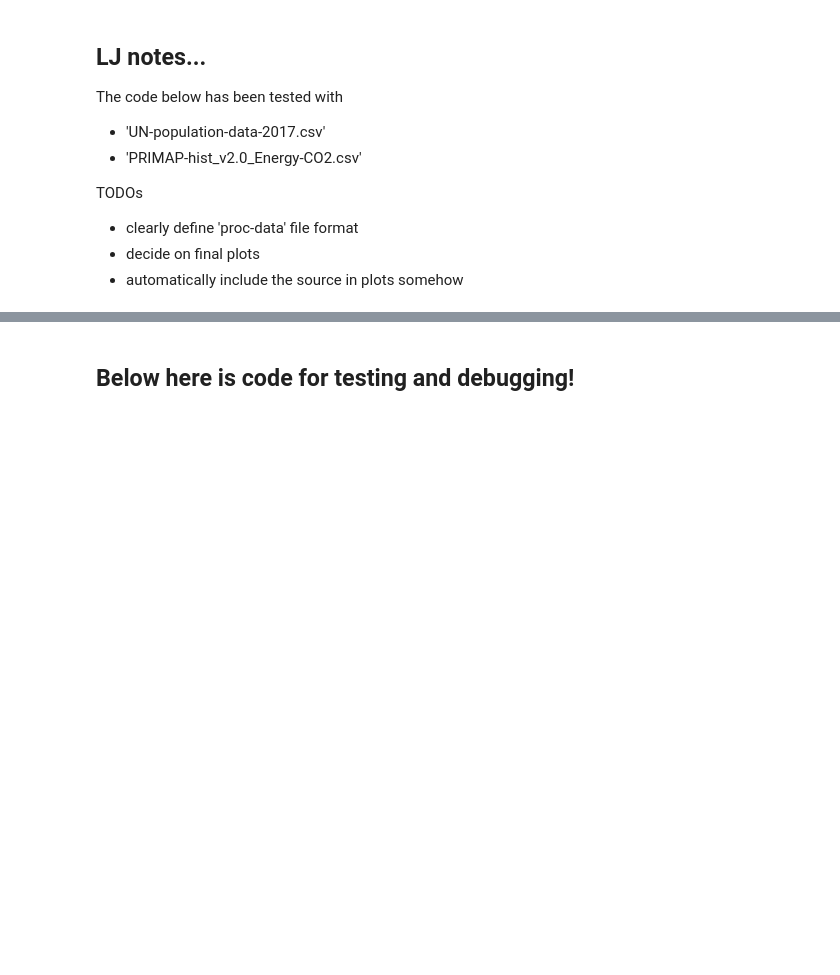
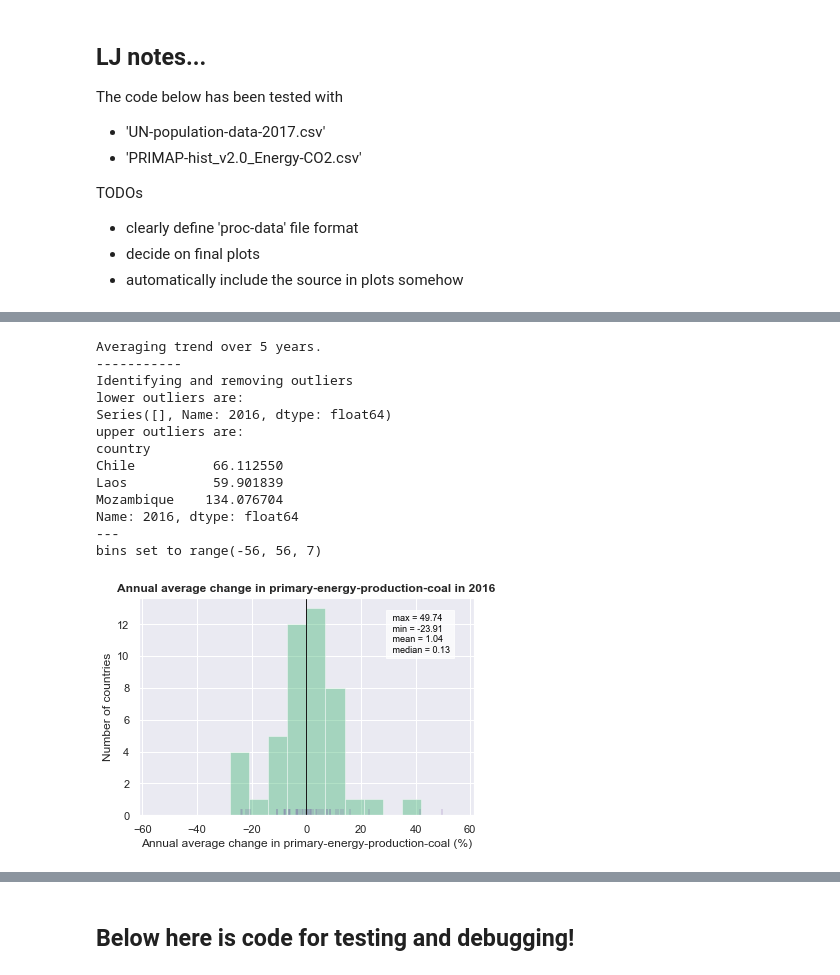
Before and after one commit to mljeffery/performance-distribution-tools, a Jupyter notebook: make-collective-progress-plots.ipynb, the cells around one changed output, grey strips where cells are left out. Saved outputs shown, nothing was run; the diff lists cells and outputs as text; code cells hidden in the pictures; blank space fills up the shorter version.

```diff
--- a/make-collective-progress-plots.ipynb
+++ b/make-collective-progress-plots.ipynb
@@ -78,13 +135,32 @@ KeyError: '1990'
 # %%
 # Plot 2 - trends
 
 # Calculate trends and define plotting params
 # TODO - improve description here.
-trends, rolling_trends, trends_unit = utils.calculate_trends(data_years, num_years_trend=5)
+trends, rolling_trends, trends_unit = utils.calculate_trends((data_years.dropna(axis=0, how='any')),
+                                                             num_years_trend = nyears_trend)
 trends_variable = 'Annual average change in ' + variable
 
+# only keep rows with enough data
+rolling_trends = rolling_trends.dropna(axis=0, thresh=5)
+
 # plot the trend in the final year
-make_histogram(rolling_trends.iloc[:,-1], trends_variable, trends_unit)
+make_histogram(rolling_trends.iloc[:,-1].dropna(), trends_variable, trends_unit, remove_outliers=True)
+# %% [output]
+Averaging trend over 5 years.
+-----------
+Identifying and removing outliers
+lower outliers are:
+Series([], Name: 2016, dtype: float64)
+upper outliers are:
+country
+Chile          66.112550
+Laos           59.901839
+Mozambique    134.076704
+Name: 2016, dtype: float64
+---
+bins set to range(-56, 56, 7)
+[figure, added]
 # %%
 # Plot 3 - change since year X
 
```
Also changed, not shown: parts of 6 cells of this notebook, 2 other files.
